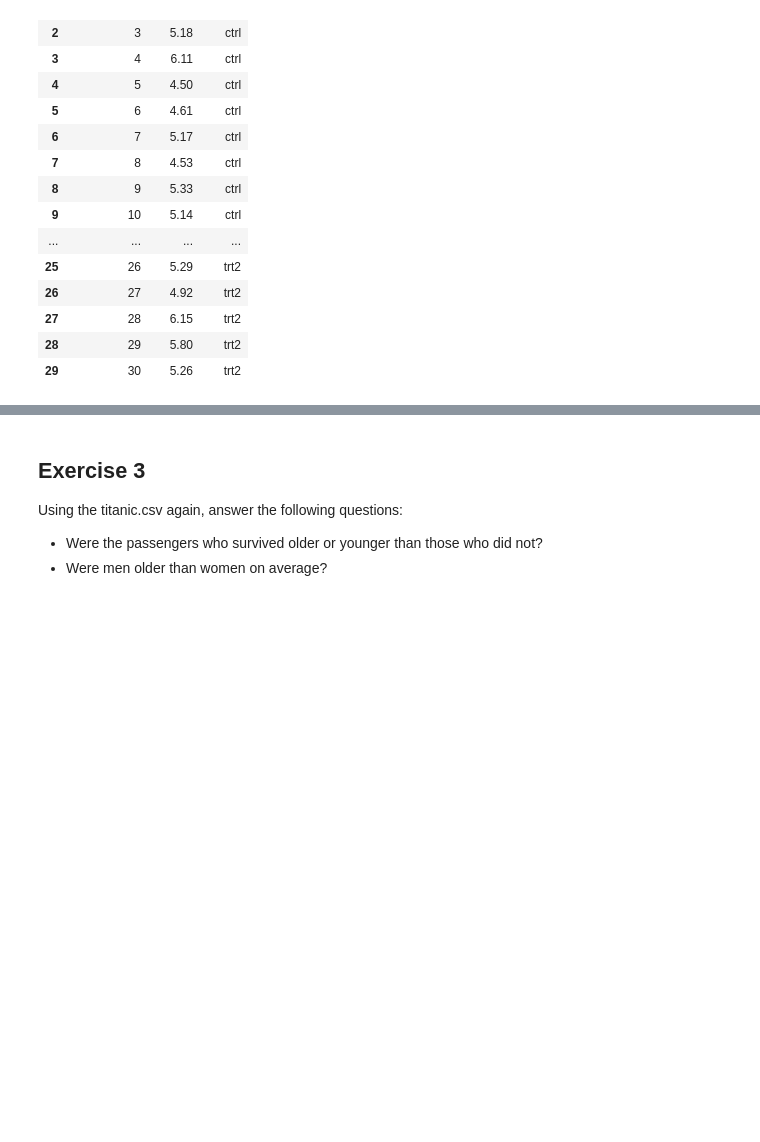
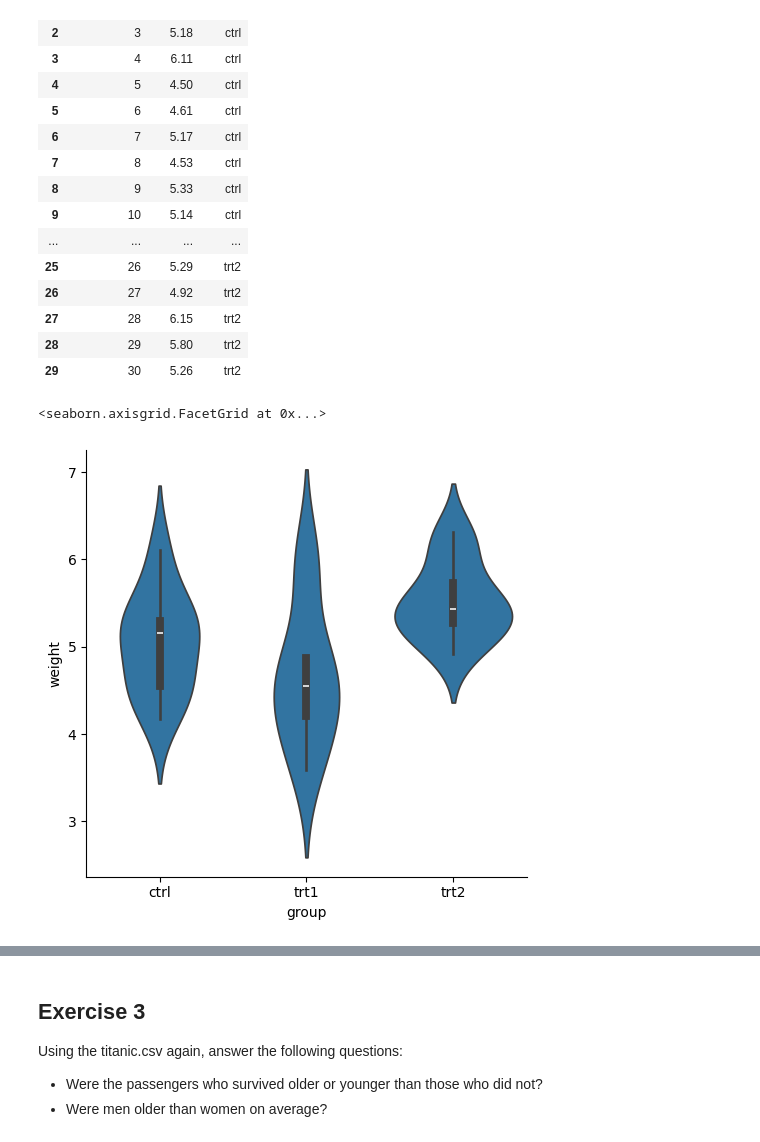
Before and after one commit to Debbcwing/DataScienceBootcamp, a Jupyter notebook: 02_Statistics/day3/STI_EX2-Hypothesis_testing-titanic-plant.ipynb, the cells around one changed output, grey strips where cells are left out. Saved outputs shown, nothing was run; the diff lists cells and outputs as text; code cells hidden in the pictures; blank space fills up the shorter version.

```diff
--- a/02_Statistics/day3/STI_EX2-Hypothesis_testing-titanic-plant.ipynb
+++ b/02_Statistics/day3/STI_EX2-Hypothesis_testing-titanic-plant.ipynb
@@ -84,8 +150,8 @@ Use the plant_growth.csv to answer the following questions:
 # %%
 # reading data from csv
 import pandas as pd
-data_path = 'https://drive.google.com/uc?export=download&id=12nwTqs_mUE-7rLSNpDfIYpLnLMqSTV-i'
-df_plant = pd.read_csv(data_path)
+# data_path = 'https://drive.google.com/uc?export=download&id=12nwTqs_mUE-7rLSNpDfIYpLnLMqSTV-i'
+df_plant = pd.read_csv('plant_growth.csv')
 df_plant
 # %% [output]
 |  | Unnamed: 0 | weight | group |
@@ -109,0 +174,5 @@ df_plant
+# %%
+sns.catplot(data=df_plant, x='group', y='weight', kind='violin')
+# %% [output]
+<seaborn.axisgrid.FacetGrid at 0x...>
+[figure, added]
```
Also changed, not shown: parts of 31 cells of this notebook, 5 other files.
